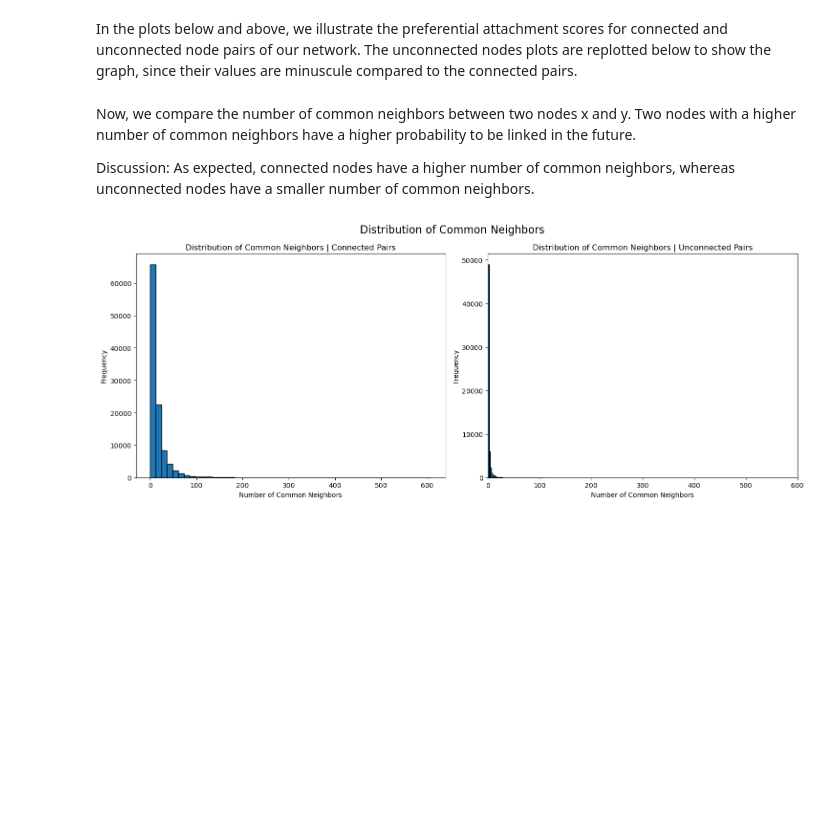
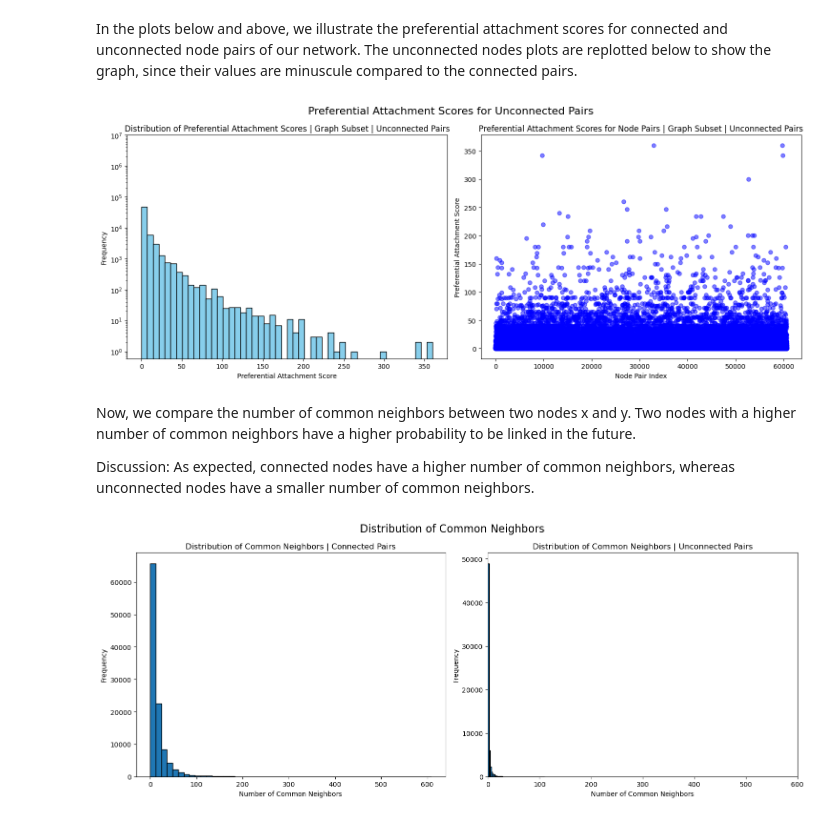
Before and after one commit to angelpras/epfl_ADA_project, a Jupyter notebook: results.ipynb, the cells around one changed output. Saved outputs shown, nothing was run; the diff lists cells and outputs as text; code cells hidden in the pictures; blank space fills up the shorter version.

```diff
--- a/results.ipynb
+++ b/results.ipynb
@@ -218,7 +224,9 @@ calculate_preferential_attachment(G)
 # %% [markdown]
 In the plots below and above, we illustrate the preferential attachment scores for connected and unconnected node pairs of our network. The unconnected nodes plots are replotted below to show the graph, since their values are minuscule compared to the connected pairs.
 # %%
-calculate_preferential_attachment2(G)
+calculate_preferential_attachment_unconnected_zoomed(G)
+# %% [output]
+[figure, added]
 # %% [markdown]
 Now, we compare the number of common neighbors between two nodes x and y. Two nodes with a higher number of common neighbors have a higher probability to be linked in the future.
 
```
Also changed, not shown: parts of 14 cells of this notebook, 2 other files.
